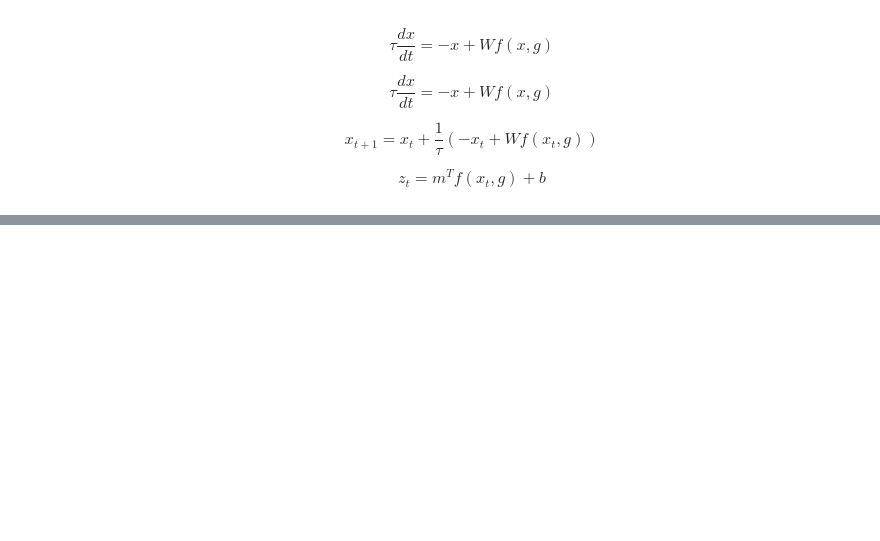
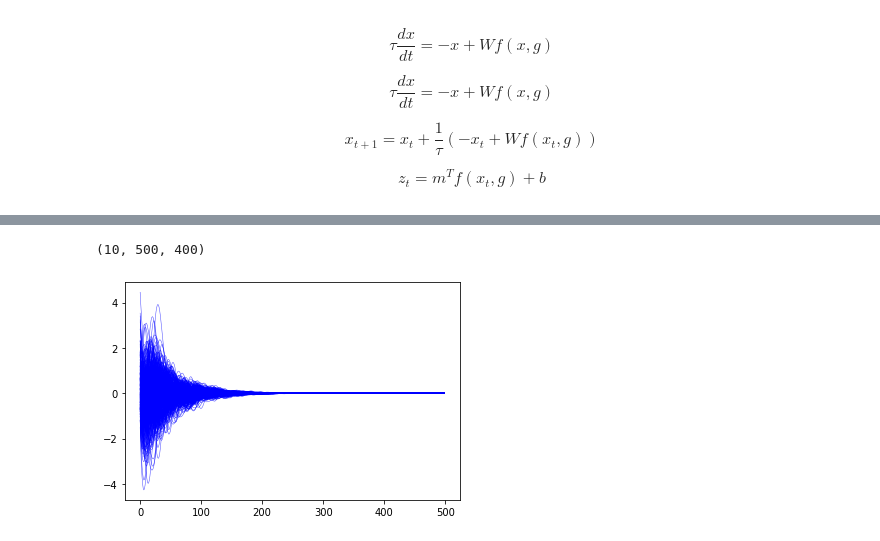
Before and after one commit to juansebastiancalderongarcia/Motor-control-for-speed-transition, a Jupyter notebook: Sebastian_project.ipynb, the cells around one changed output, grey strips where cells are left out. Drawn from its saved outputs; the diff is of its cells as text; code cells hidden in the pictures; blank space fills up the shorter version.

```diff
--- a/Sebastian_project.ipynb
+++ b/Sebastian_project.ipynb
@@ -200,3 +220,10 @@ NameError: ignored
+# %%
+print(x_fast_seqs.shape)
+plt.plot(x_slow_seqs[-1,:,:], color = 'blue', alpha = 0.7, linewidth = 0.5)
+plt.show()
+# %% [output]
+(10, 500, 400)
+[figure, added]
 # %%
 plt.plot(losses)
 print(losses[-1])
```
Also changed, not shown: parts of 12 cells of this notebook.
